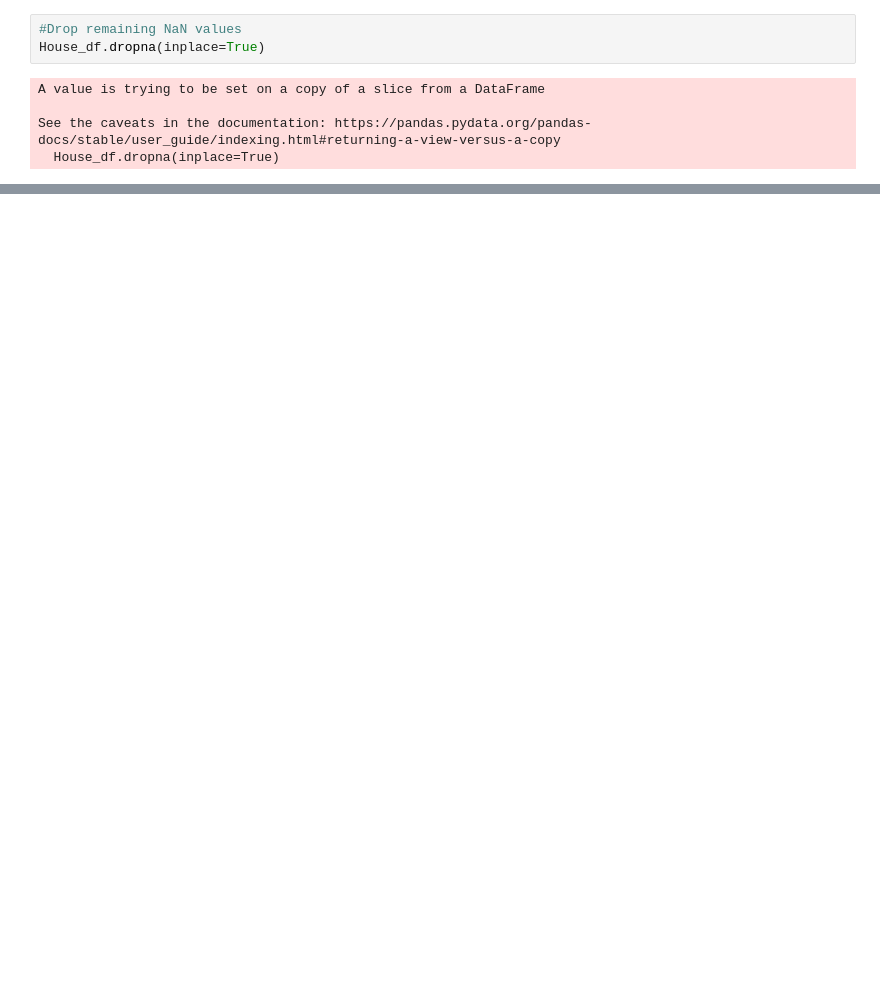
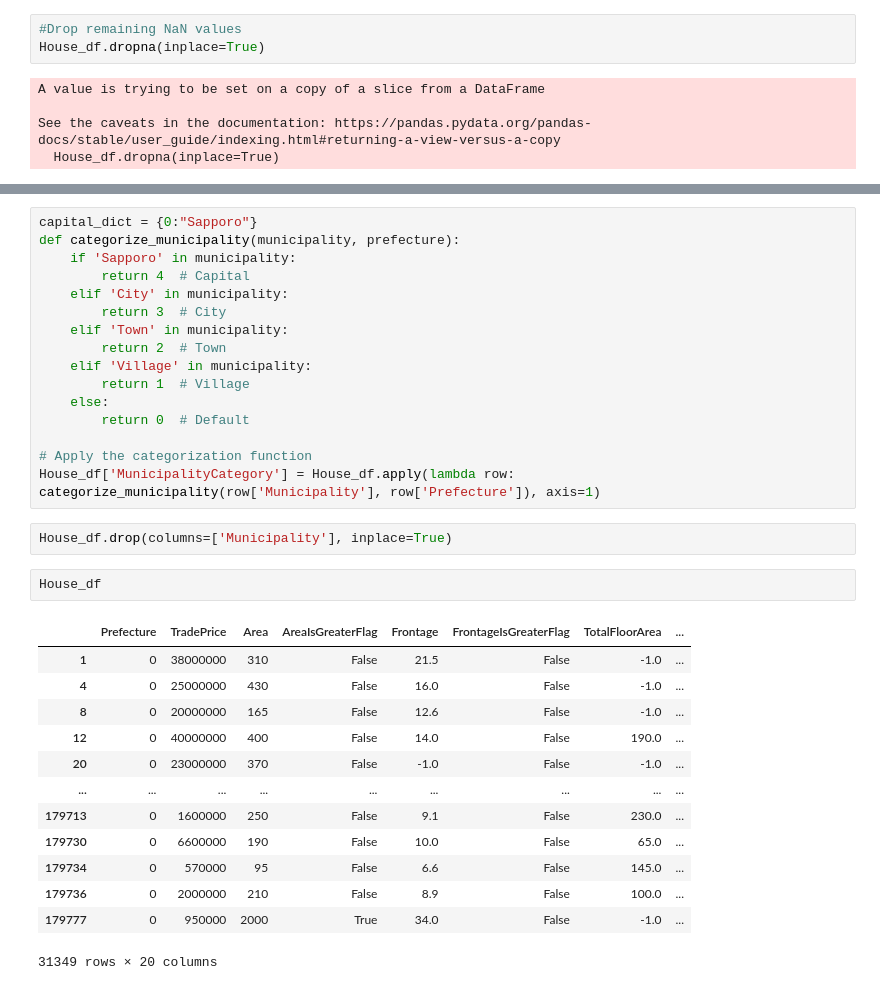
Before and after one commit to bmcgloughlin71/Japanese_future_real_estate_prices, a Jupyter notebook: Data_processing/Data_Inspection_and_cleaning.ipynb, the cells around one changed output, grey strips where cells are left out. Drawn from its saved outputs; the diff is of its cells as text; blank space fills up the shorter version.

```diff
--- a/Data_processing/Data_Inspection_and_cleaning.ipynb
+++ b/Data_processing/Data_Inspection_and_cleaning.ipynb
@@ -209,0 +315,34 @@ House_df
+# %%
+capital_dict = {0:"Sapporo"}
+def categorize_municipality(municipality, prefecture):
+    if 'Sapporo' in municipality:
+        return 4  # Capital
+    elif 'City' in municipality:
+        return 3  # City
+    elif 'Town' in municipality:
+        return 2  # Town
+    elif 'Village' in municipality:
+        return 1  # Village
+    else:
+        return 0  # Default
+
+# Apply the categorization function
+House_df['MunicipalityCategory'] = House_df.apply(lambda row: categorize_municipality(row['Municipality'], row['Prefecture']), axis=1)
+# %%
+House_df.drop(columns=['Municipality'], inplace=True)
+# %%
+House_df
+# %% [output]
+|  | Prefecture | TradePrice | Area | AreaIsGreaterFlag | Frontage | FrontageIsGreaterFlag | TotalFloorArea | ... |
+| 1 | 0 | 38000000 | 310 | False | 21.5 | False | -1.0 | ... |
+| 4 | 0 | 25000000 | 430 | False | 16.0 | False | -1.0 | ... |
+| 8 | 0 | 20000000 | 165 | False | 12.6 | False | -1.0 | ... |
+| 12 | 0 | 40000000 | 400 | False | 14.0 | False | 190.0 | ... |
+| 20 | 0 | 23000000 | 370 | False | -1.0 | False | -1.0 | ... |
+| ... | ... | ... | ... | ... | ... | ... | ... | ... |
+| 179713 | 0 | 1600000 | 250 | False | 9.1 | False | 230.0 | ... |
+| 179730 | 0 | 6600000 | 190 | False | 10.0 | False | 65.0 | ... |
+| 179734 | 0 | 570000 | 95 | False | 6.6 | False | 145.0 | ... |
+| 179736 | 0 | 2000000 | 210 | False | 8.9 | False | 100.0 | ... |
+| 179777 | 0 | 950000 | 2000 | True | 34.0 | False | -1.0 | ... |
+31349 rows × 20 columns
```
Also changed, not shown: parts of 11 cells of this notebook.
